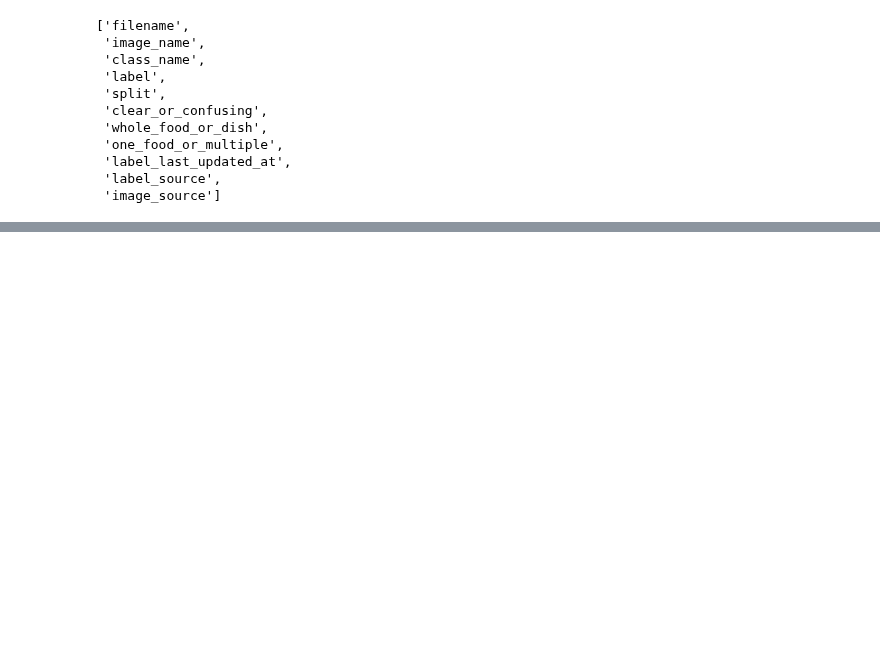
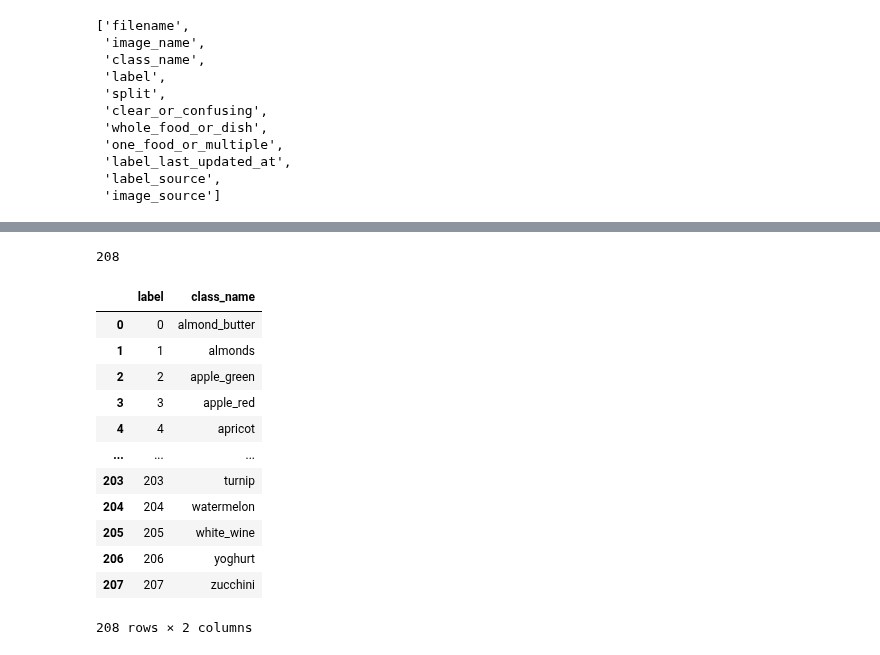
Before and after one commit to mrdbourke/nutrify, a Jupyter notebook: foodvision/notebooks/09_rename_class_names.ipynb, the cells around one changed output, grey strips where cells are left out. Drawn from its saved outputs; the diff is of its cells as text; code cells hidden in the pictures; blank space fills up the shorter version.

```diff
--- a/foodvision/notebooks/09_rename_class_names.ipynb
+++ b/foodvision/notebooks/09_rename_class_names.ipynb
@@ -358,2 +363,13 @@ else:
 [INFO] Blob updated_annotations.csv has been renamed to annotations.csv
 [INFO] Logging 'food_vision_labels' from 'gs://food_vision_bucket_with_object_versioning/annotations.csv' to Weights & Biases...
+# %%
+# Turn class_name and label into a dictionary
+class_name_to_label_dict = dict(zip(updated_annotations.class_name, updated_annotations.label))
+
+# Reverse and sort the dictionary
+class_dict_updated = {v: k for k, v in class_name_to_label_dict.items()}
+
+# Sort the class dict alphabetically
+class_dict_updated = dict(sorted(class_dict_updated.items()))
+
+class_dict_updated
@@ -365,6 +419,26 @@ with open("class_dict.json", "w") as f:
 # %%
 # Turn class_dict into a DataFrame
-class_dict_df = pd.DataFrame(class_dict.items(), columns=['class_name', 'class_id'])
+class_dict_df = pd.DataFrame(class_dict_updated.items(), columns=["label", "class_name"])
 
 # Export to csv
 class_dict_df.to_csv("class_dict.csv", index=False)
+# %%
+len(class_dict_df)
+# %% [output]
+208
+# %%
+class_dict_df
+# %% [output]
+|  | label | class_name |
+| 0 | 0 | almond_butter |
+| 1 | 1 | almonds |
+| 2 | 2 | apple_green |
+| 3 | 3 | apple_red |
+| 4 | 4 | apricot |
+| ... | ... | ... |
+| 203 | 203 | turnip |
+| 204 | 204 | watermelon |
+| 205 | 205 | white_wine |
+| 206 | 206 | yoghurt |
+| 207 | 207 | zucchini |
+208 rows × 2 columns
```
Also changed, not shown: parts of 26 cells of this notebook.
